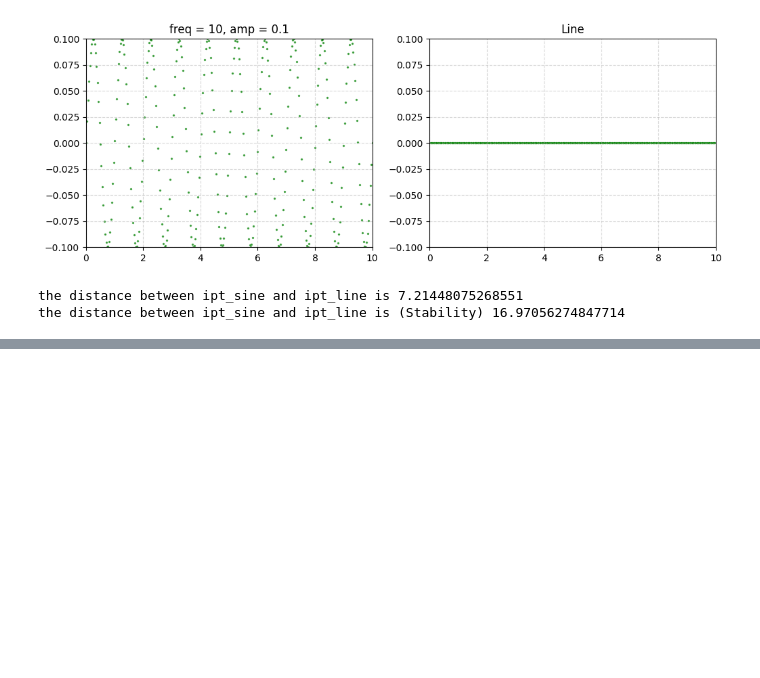
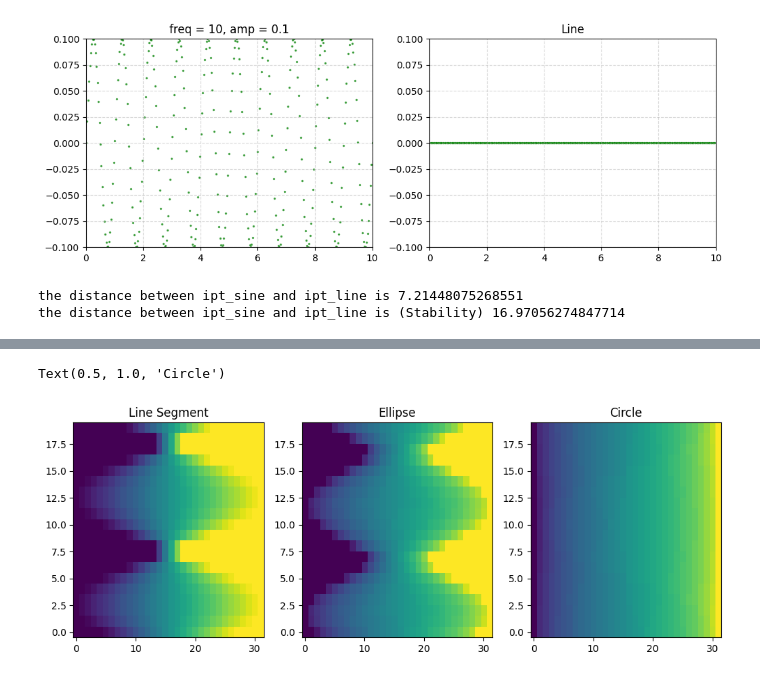
Before and after one commit to Ash-insert/IPT-Stability, a Jupyter notebook: Stability of IPT.ipynb, the cells around one changed output, grey strips where cells are left out. Saved outputs shown, nothing was run; the diff lists cells and outputs as text; code cells hidden in the pictures; blank space fills up the shorter version.

```diff
--- a/Stability of IPT.ipynb
+++ b/Stability of IPT.ipynb
@@ -301,0 +342,11 @@ the distance between ipt_sine and ipt_line is (Stability) 16.97056274847714
+# %%
+fig, ax = plt.subplots(1,3, figsize=(12, 4))
+ax[0].imshow(ipt_line_seg, aspect='auto', origin='lower')
+ax[0].set_title('Line Segment')
+ax[1].imshow(ipt_ellipse, aspect='auto', origin='lower')
+ax[1].set_title('Ellipse')
+ax[2].imshow(ipt_circle, aspect='auto', origin='lower')
+ax[2].set_title('Circle')
+# %% [output]
+Text(0.5, 1.0, 'Circle')
+[figure, added]
```
Also changed, not shown: parts of 10 cells of this notebook.
